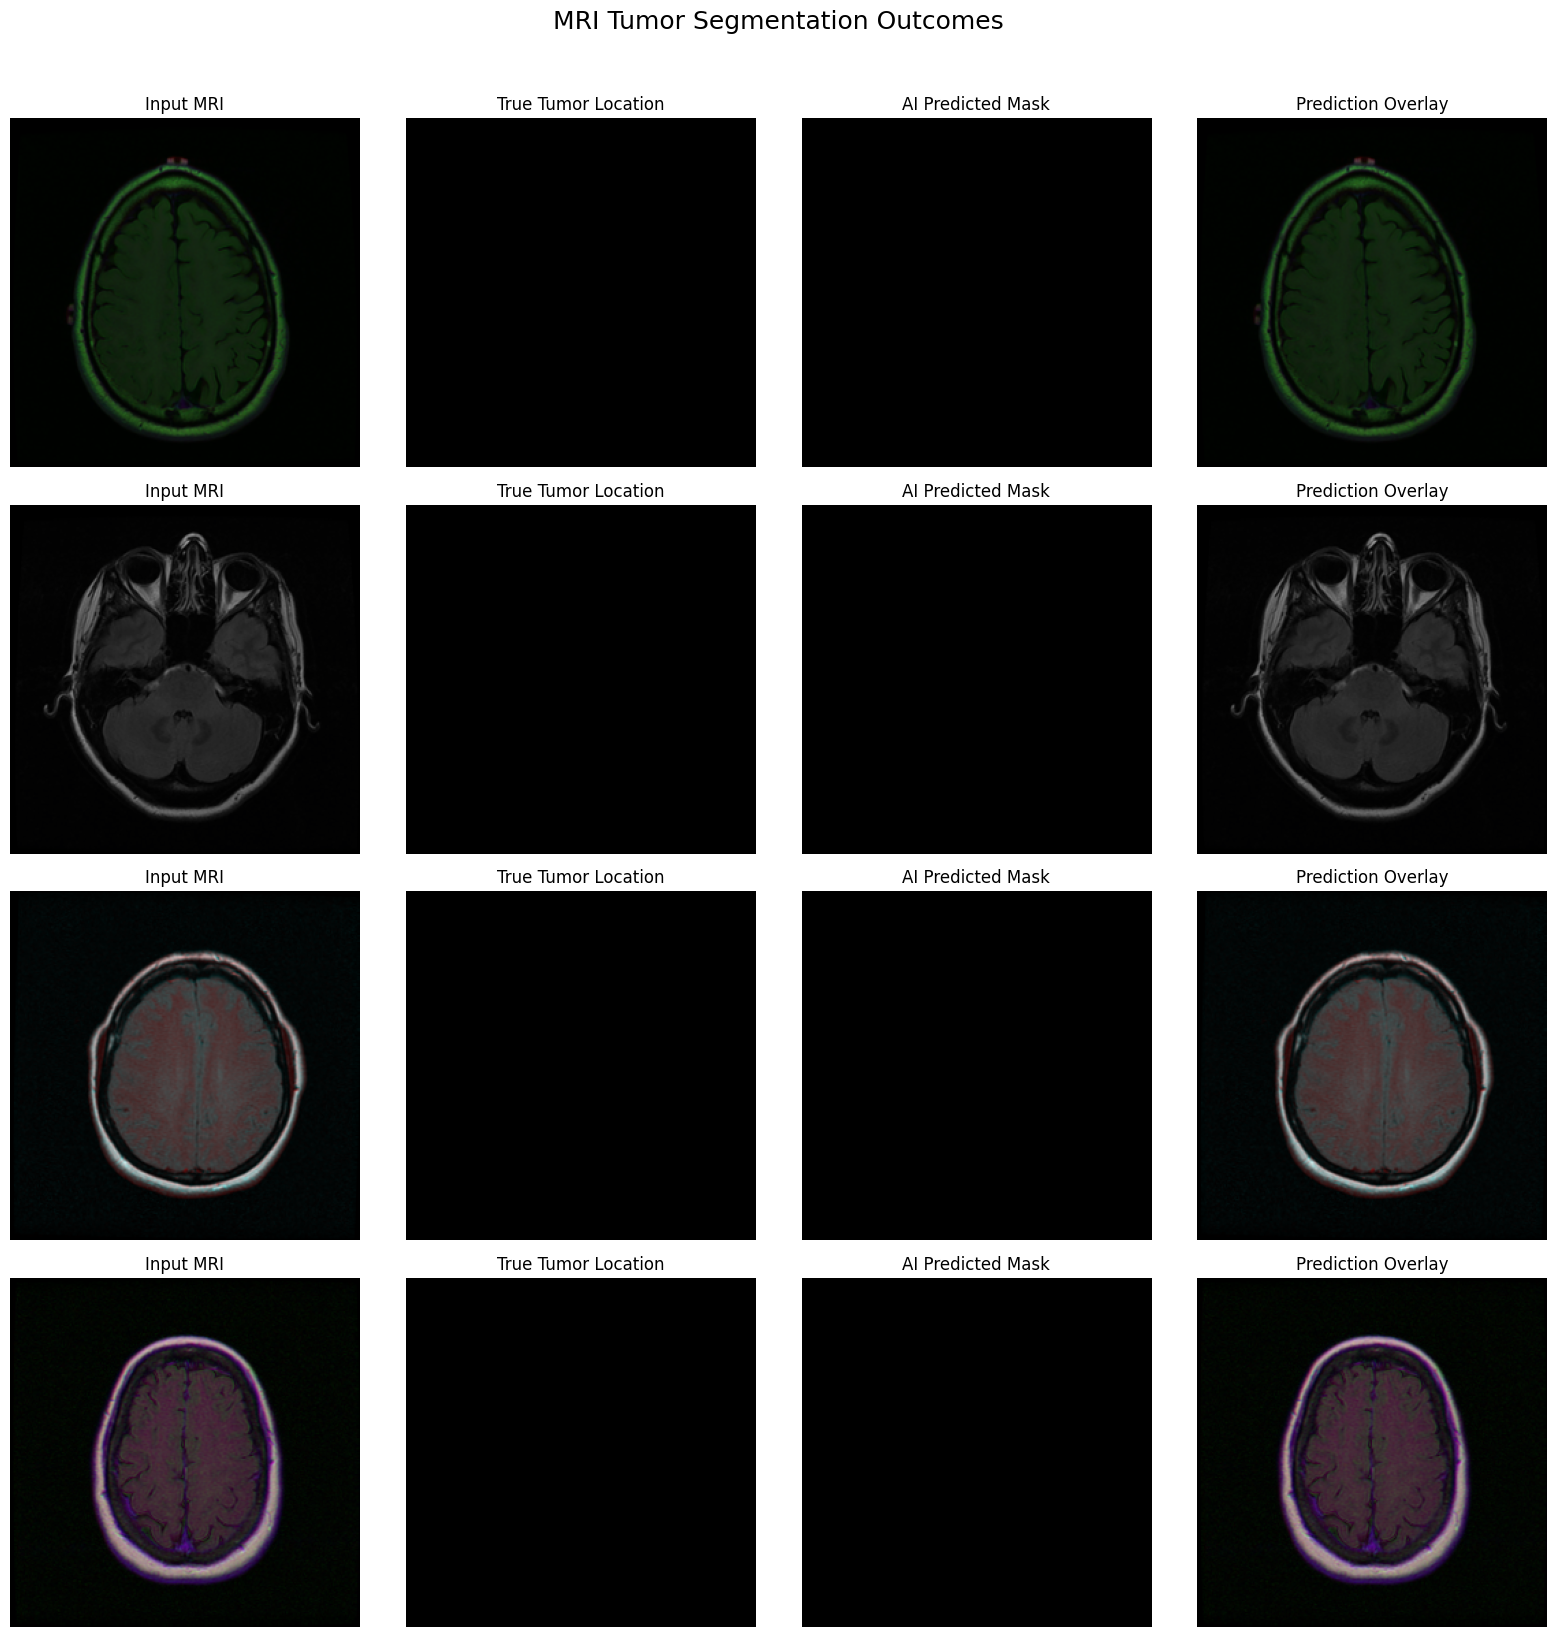
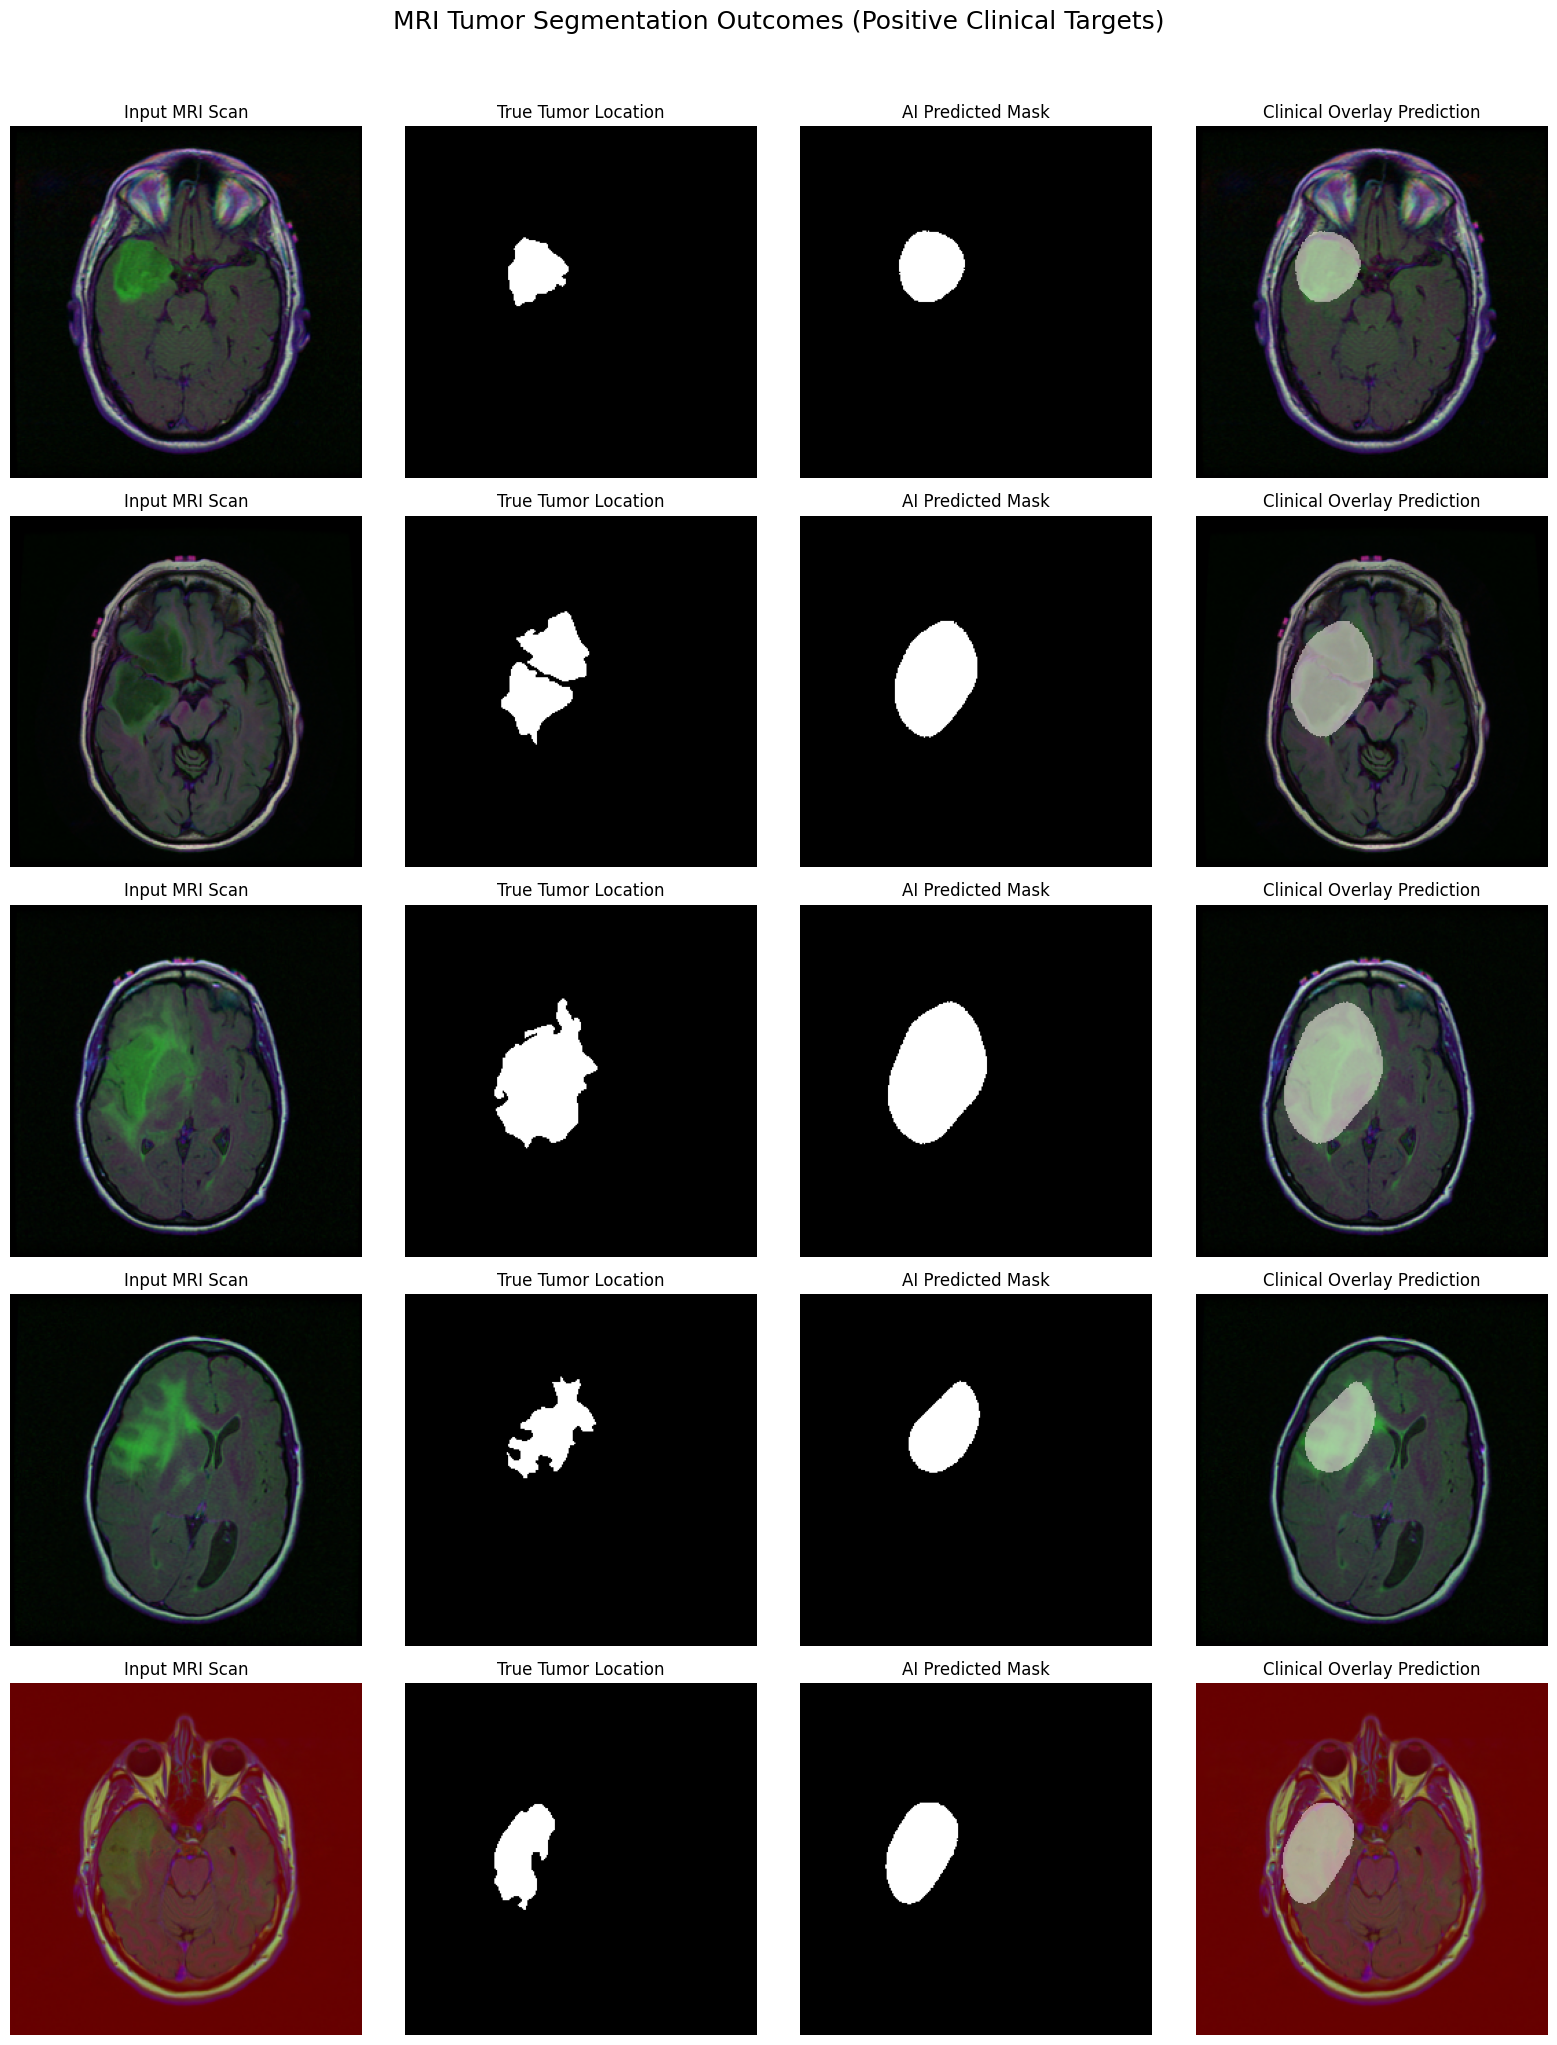
The change to this notebook cell's code, shown as a diff; its figure went from the first image to the second:
--- before
+++ after
@@ -1,18 +1,35 @@
-def visualize_tumor_predictions(eff_model, mob_model, dataloader, num_images=1):
+def visualize_tumor_predictions(eff_model, mob_model, dataloader, num_images=5):
     eff_model.eval()
     mob_model.eval()
     
-    # Get one batch
-    images, masks = next(iter(dataloader))
-    images, masks = images.to(device), masks.to(device)
+    vis_images = []
+    vis_true_masks = []
+    vis_pred_masks = []
     
     with torch.no_grad():
-        eff_probs = torch.sigmoid(eff_model(images))
-        mob_probs = torch.sigmoid(mob_model(images))
-        ensemble_probs = (0.7 * eff_probs) + (0.3 * mob_probs)
-        preds = (ensemble_probs > 0.5).float()
+        for images, masks in dataloader:
+            images_dev = images.to(device)
+            
+            eff_probs = torch.sigmoid(eff_model(images_dev))
+            mob_probs = torch.sigmoid(mob_model(images_dev))
+            ensemble_probs = (0.7 * eff_probs) + (0.3 * mob_probs)
+            preds = (ensemble_probs > 0.5).float()
+            
+            for i in range(images.size(0)):
+                if masks[i].sum() > 50:
+                    if len(vis_images) < num_images:
+                        vis_images.append(images[i])
+                        vis_true_masks.append(masks[i])
+                        vis_pred_masks.append(preds[i].cpu())
+            
+            if len(vis_images) >= num_images:
+                break
 
+    if len(vis_images) < num_images:
+        print(f"Warning: Only found {len(vis_images)} tumor slices. Displaying batch defaults.")
+        images, masks = next(iter(dataloader))
+        
     fig, axes = plt.subplots(num_images, 4, figsize=(16, 4 * num_images))
-    fig.suptitle("MRI Tumor Segmentation Outcomes", fontsize=18, y=1.02)
+    fig.suptitle("MRI Tumor Segmentation Outcomes (Positive Clinical Targets)", fontsize=18, y=1.02)
     
     mean = torch.tensor([0.485, 0.456, 0.406]).view(3, 1, 1)
@@ -20,34 +37,30 @@
 
     for i in range(num_images):
-        img = images[i].cpu() * std + mean
+        img = vis_images[i] * std + mean
         img = img.clamp(0, 1).permute(1, 2, 0).numpy()
         
-        true_mask = masks[i].cpu().squeeze().numpy()
-        pred_mask = preds[i].cpu().squeeze().numpy()
+        true_mask = vis_true_masks[i].squeeze().numpy()
+        pred_mask = vis_pred_masks[i].squeeze().numpy()
         
-        # 1. MRI Scan
         ax = axes[i, 0]
         ax.imshow(img)
-        ax.set_title("Input MRI")
+        ax.set_title("Input MRI Scan")
         ax.axis('off')
         
-        # 2. Ground Truth
         ax = axes[i, 1]
-        ax.imshow(true_mask, cmap='gray')
+        ax.imshow(true_mask, cmap='bone')
         ax.set_title("True Tumor Location")
         ax.axis('off')
         
-        # 3. Model Prediction
         ax = axes[i, 2]
-        ax.imshow(pred_mask, cmap='gray')
+        ax.imshow(pred_mask, cmap='bone')
         ax.set_title("AI Predicted Mask")
         ax.axis('off')
         
-        # 4. Explainability Overlay
         ax = axes[i, 3]
         ax.imshow(img)
         overlay = np.ma.masked_where(pred_mask == 0, pred_mask)
-        ax.imshow(overlay, cmap='Reds', alpha=0.5)
-        ax.set_title("Prediction Overlay")
+        ax.imshow(overlay, cmap='Reds', alpha=0.55)
+        ax.set_title("Clinical Overlay Prediction")
         ax.axis('off')
         
@@ -55,3 +68,3 @@
     plt.show()
 
-visualize_tumor_predictions(eff_model, mob_model, test_loader, num_images=4)
+visualize_tumor_predictions(eff_model, mob_model, test_loader, num_images=5)

Commit: Implement initial structure for code changes